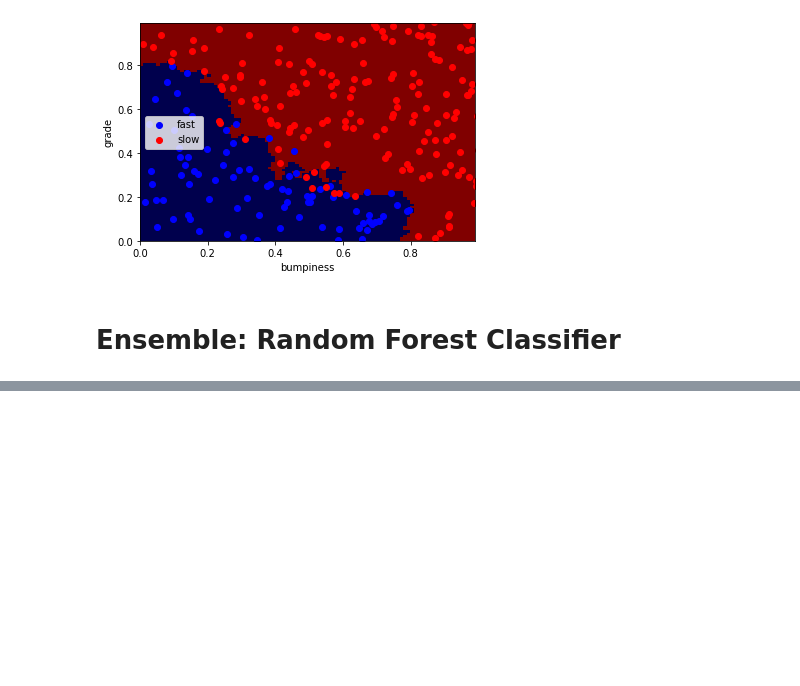
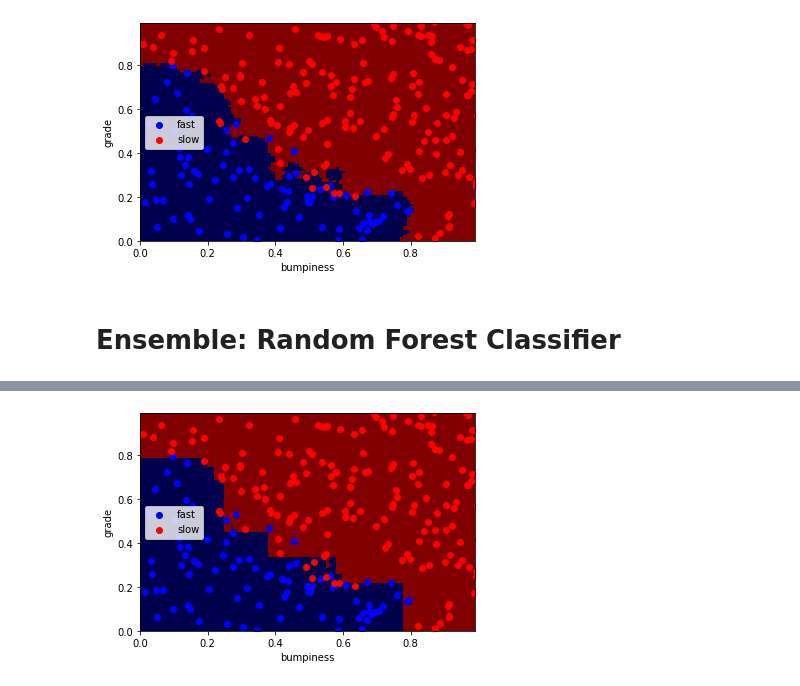
Before and after one commit to asrulsibaoel/ud120-projects-py3-jupyter, a Jupyter notebook: 05-choose-your-own/your_algorithm.ipynb, the cells around one changed output, grey strips where cells are left out. Saved outputs shown, nothing was run; the diff lists cells and outputs as text; code cells hidden in the pictures; blank space fills up the shorter version.

```diff
--- a/05-choose-your-own/your_algorithm.ipynb
+++ b/05-choose-your-own/your_algorithm.ipynb
@@ -136,0 +179,7 @@ except NameError:
+# %%
+try:
+    pretty_picture(clf_abc, features_test, labels_test, 'abc')
+except NameError:
+    pass
+# %% [output]
+[figure, added]
```
Also changed, not shown: parts of 9 cells of this notebook, 8 other files.
